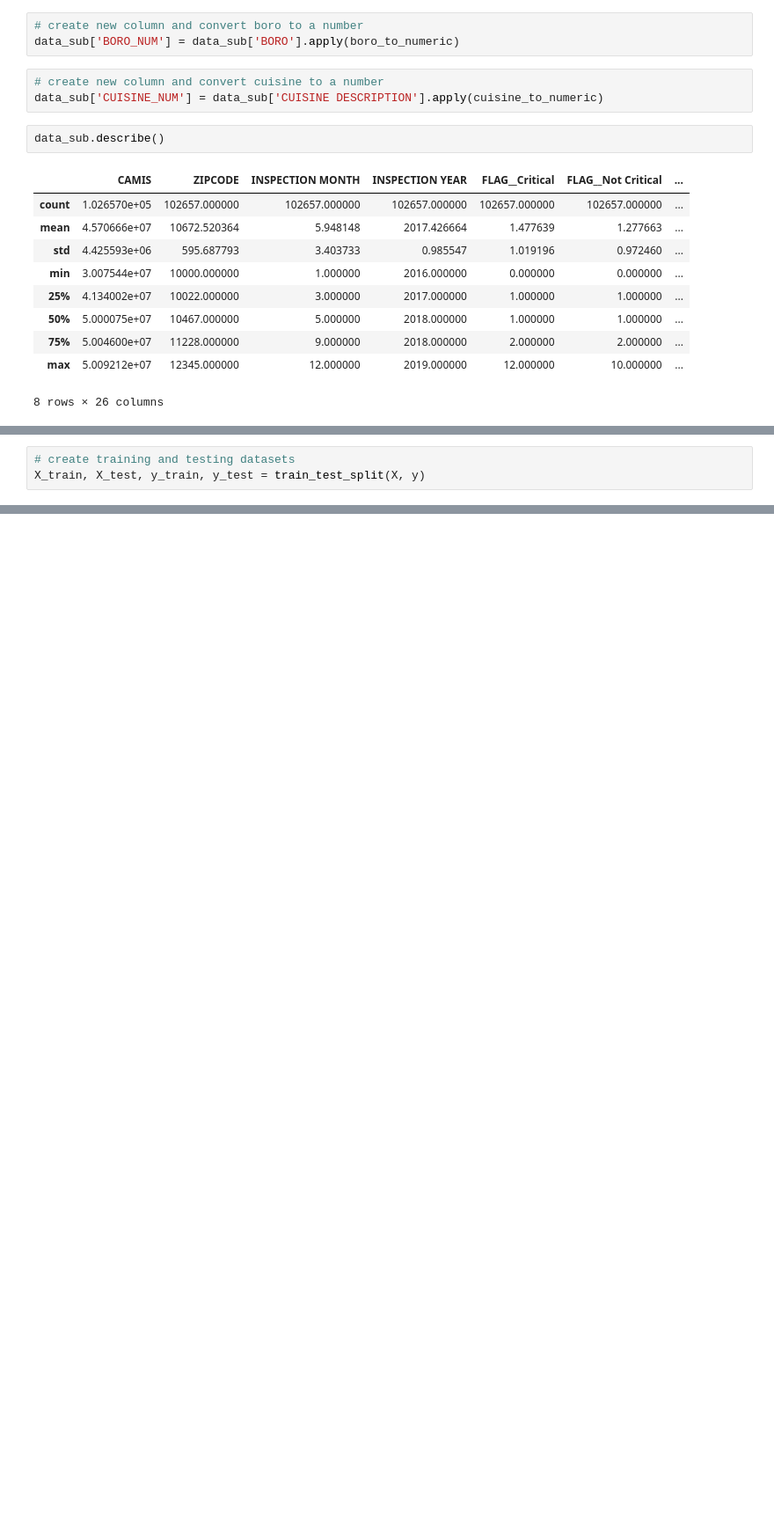
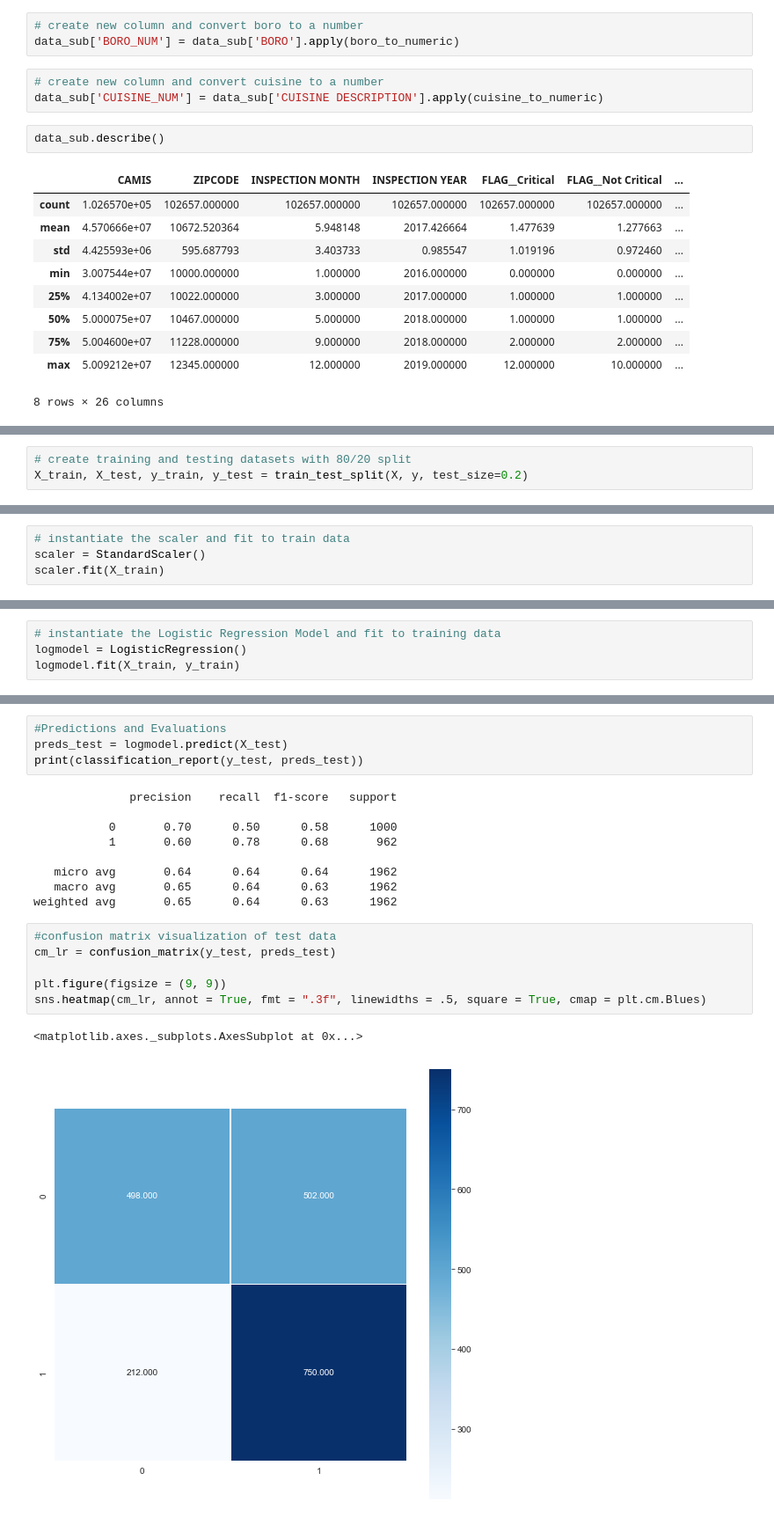
Before and after one commit to deep22kar/random-forest, a Jupyter notebook: EDA.ipynb, the cells around one changed output, grey strips where cells are left out. Shown: that part at 88% size. Cells and saved outputs as stored; diff of their text form; blank space fills up the shorter version.

```diff
--- a/EDA.ipynb
+++ b/EDA.ipynb
@@ -490,3 +508,3 @@ data_sub.describe()
 # %%
-# create training and testing datasets
-X_train, X_test, y_train, y_test = train_test_split(X, y)
+# create training and testing datasets with 80/20 split
+X_train, X_test, y_train, y_test = train_test_split(X, y, test_size=0.2)
@@ -492,0 +513,4 @@ X_train, X_test, y_train, y_test = train_test_split(X, y)
+# %%
+# instantiate the scaler and fit to train data
+scaler = StandardScaler()
+scaler.fit(X_train)
@@ -492,0 +526,4 @@ X_train, X_test, y_train, y_test = train_test_split(X, y)
+# %%
+# instantiate the Logistic Regression Model and fit to training data
+logmodel = LogisticRegression()
+logmodel.fit(X_train, y_train)
@@ -492,0 +540,22 @@ X_train, X_test, y_train, y_test = train_test_split(X, y)
+# %%
+#Predictions and Evaluations
+preds_test = logmodel.predict(X_test)
+print(classification_report(y_test, preds_test))
+# %% [output]
+              precision    recall  f1-score   support
+
+           0       0.70      0.50      0.58      1000
+           1       0.60      0.78      0.68       962
+
+   micro avg       0.64      0.64      0.64      1962
+   macro avg       0.65      0.64      0.63      1962
+weighted avg       0.65      0.64      0.63      1962
+# %%
+#confusion matrix visualization of test data
+cm_lr = confusion_matrix(y_test, preds_test)
+
+plt.figure(figsize = (9, 9))
+sns.heatmap(cm_lr, annot = True, fmt = ".3f", linewidths = .5, square = True, cmap = plt.cm.Blues)
+# %% [output]
+<matplotlib.axes._subplots.AxesSubplot at 0x...>
+[figure, added]
```
Also changed, not shown: parts of 48 cells of this notebook.
